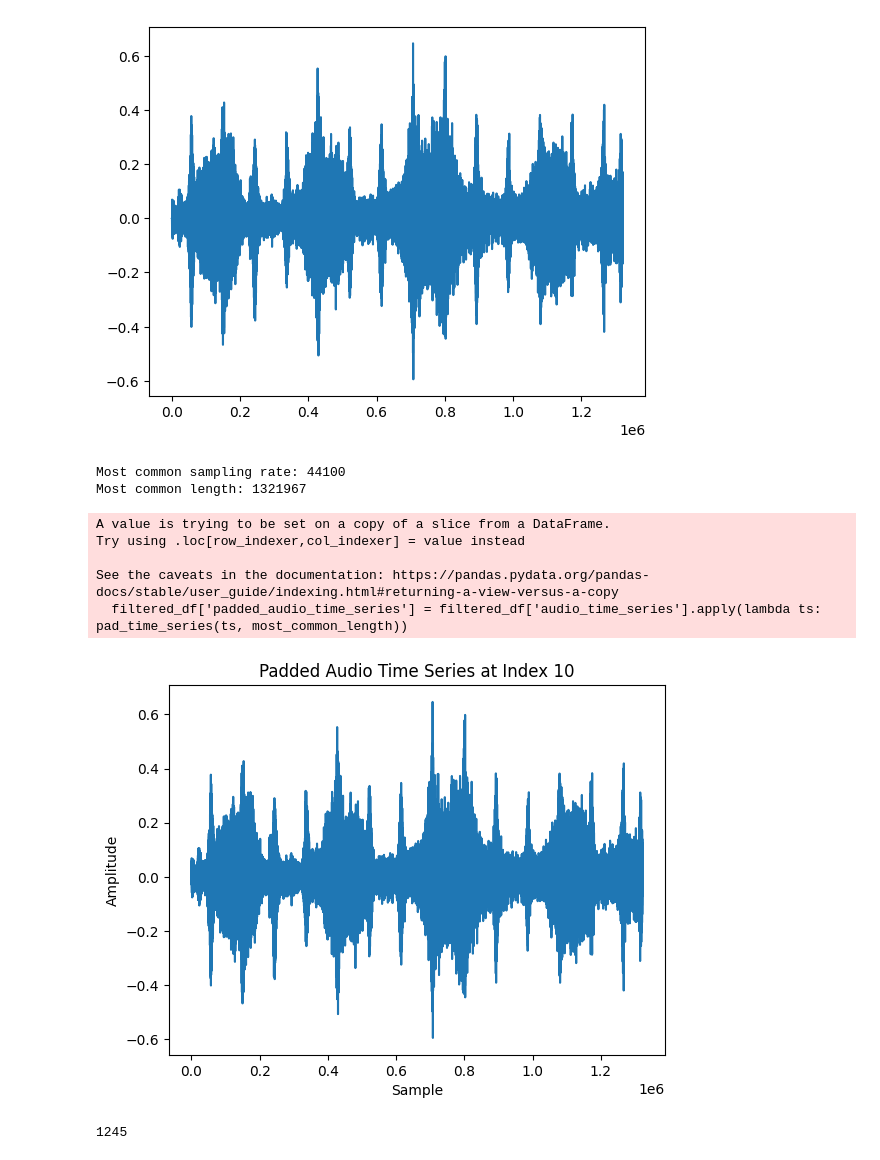
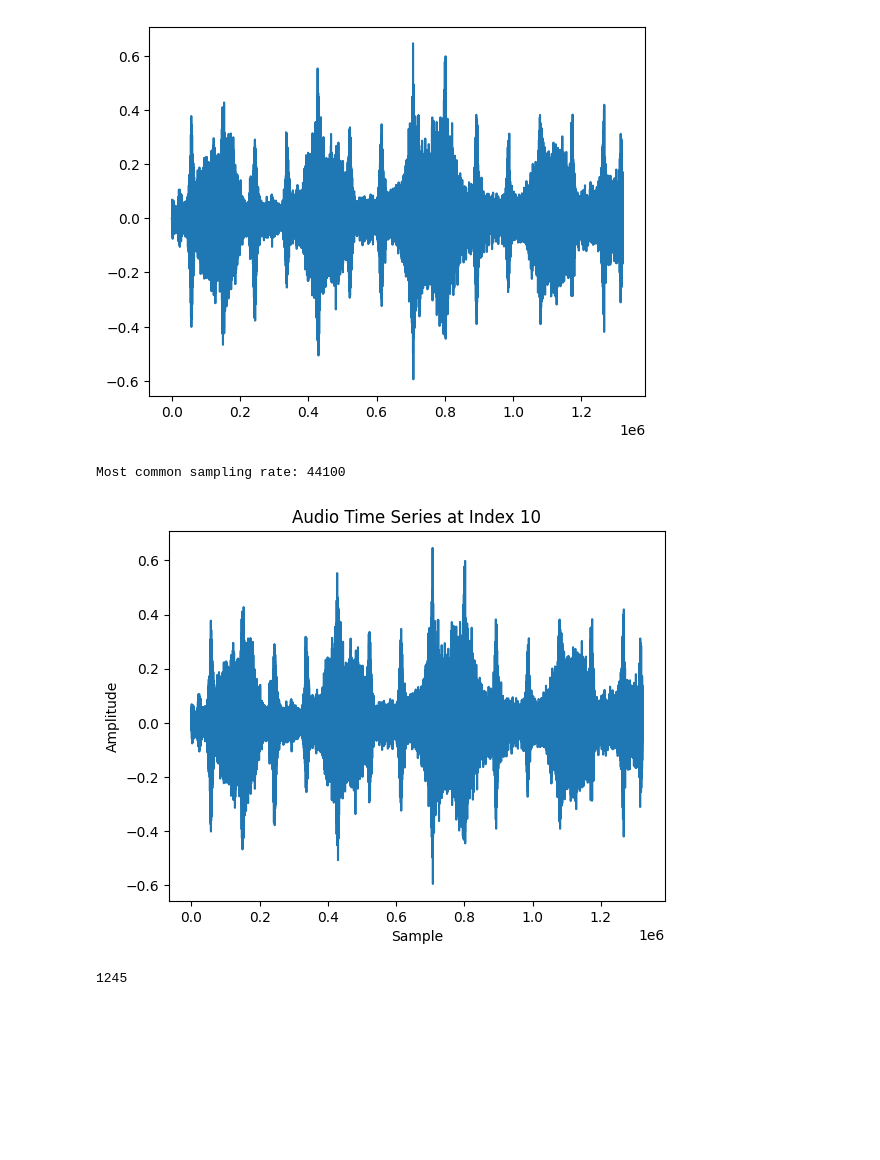
Before and after one commit to juanks235/project_mml, a Jupyter notebook: preprocessing_fcVAE.ipynb, the cells around one changed output. Saved outputs shown, nothing was run; the diff lists cells and outputs as text; code cells hidden in the pictures; blank space fills up the shorter version.

```diff
--- a/preprocessing.ipynb
+++ b/preprocessing_fcVAE.ipynb
@@ -98,42 +99,20 @@ Longitud 48000: 51 ejemplos
 # %%
 # 1. Identify the most common sampling rate
 most_common_sampling_rate = df['sampling_rate'].mode()[0]
 print(f"Most common sampling rate: {most_common_sampling_rate}")
 
 # 2. Filter the DataFrame to include only examples with the most common sampling rate
 filtered_df = df[df['sampling_rate'] == most_common_sampling_rate]
 
-# 3. Determine the target length for padding
-# Find the most common length among the filtered examples
-lengths = [len(ts) for ts in filtered_df['audio_time_series']]
-most_common_length = np.bincount(lengths).argmax()
-print(f"Most common length: {most_common_length}")
-
-# 4. Pad time series to the most common length
-def pad_time_series(ts, target_length):
-    if len(ts) > target_length:
-        return ts[:target_length]  # Truncate if longer than target length
-    else:
-        # Pad with zeros if shorter than target length
-        return np.pad(ts, (0, target_length - len(ts)), mode='constant')
-
-filtered_df['padded_audio_time_series'] = filtered_df['audio_time_series'].apply(lambda ts: pad_time_series(ts, most_common_length))
-
 # Display some of the padded time series to verify
-plt.plot(filtered_df['padded_audio_time_series'].iloc[10])
-plt.title("Padded Audio Time Series at Index 10")
+plt.plot(filtered_df['audio_time_series'].iloc[10])
+plt.title("Audio Time Series at Index 10")
 plt.xlabel("Sample")
 plt.ylabel("Amplitude")
 plt.show()
 # %% [output]
 Most common sampling rate: 44100
-Most common length: 1321967
-A value is trying to be set on a copy of a slice from a DataFrame.
-Try using .loc[row_indexer,col_indexer] = value instead
-
-See the caveats in the documentation: https://pandas.pydata.org/pandas-docs/stable/user_guide/indexing.html#returning-a-view-versus-a-copy
-  filtered_df['padded_audio_time_series'] = filtered_df['audio_time_series'].apply(lambda ts: pad_time_series(ts, most_common_length))
-[figure, old version]
+[figure, new version]
 # %%
 len(df)
 # %% [output]
```
Also changed, not shown: parts of 6 cells of this notebook, 1 other file.
